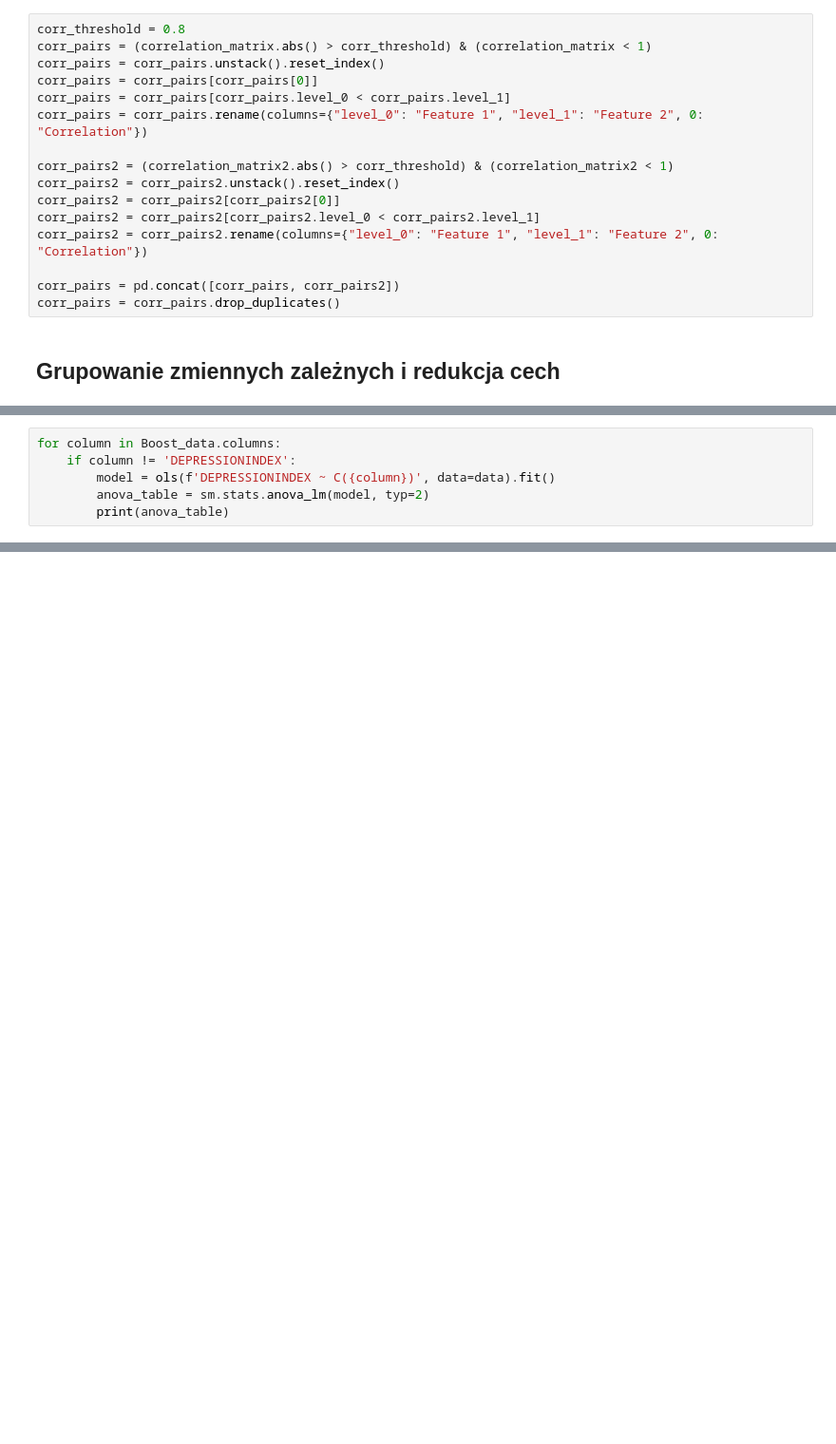
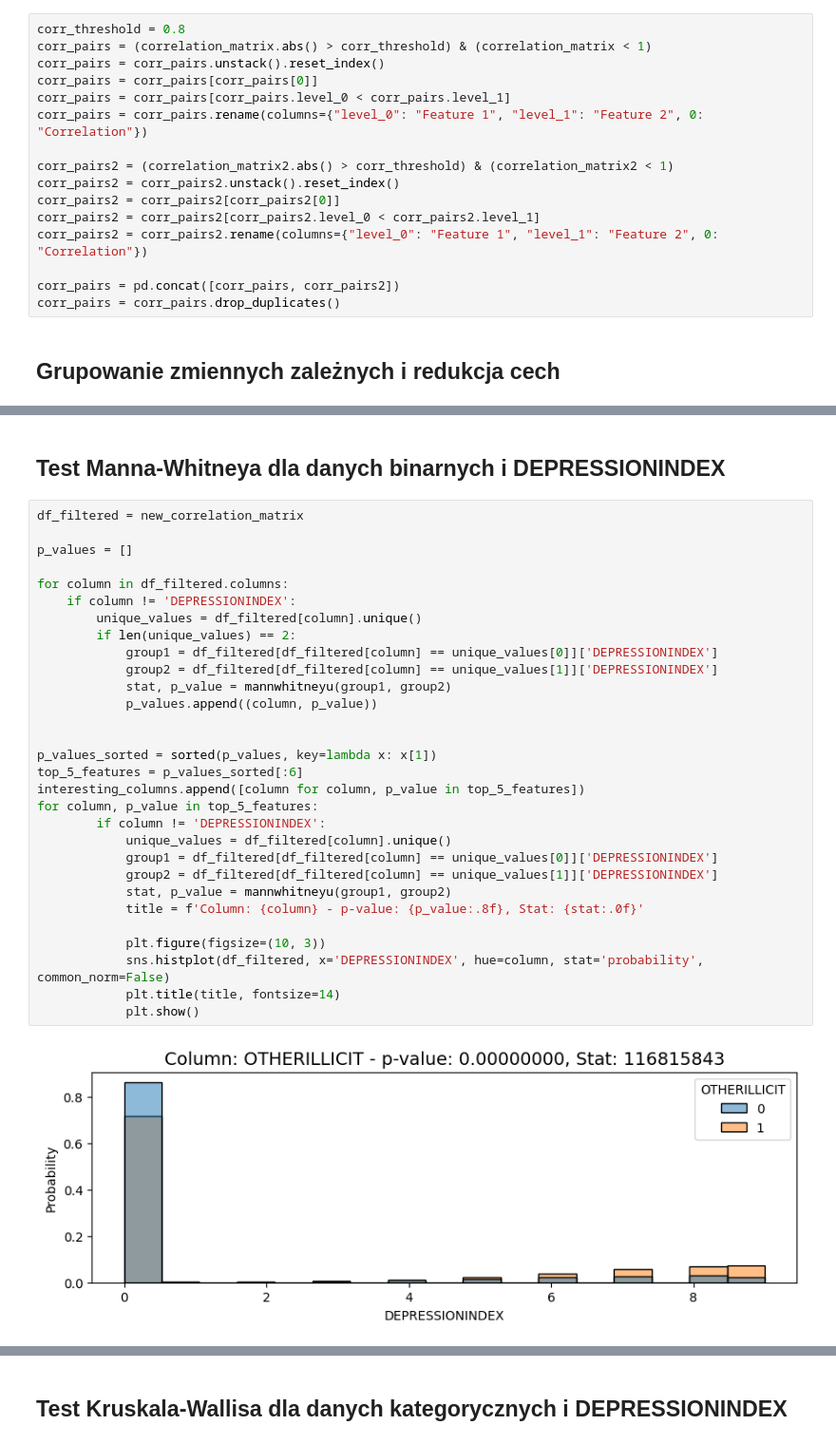
Before and after one commit to Nosal101/Eksploracyjna-Analiza-Danych, a Jupyter notebook: projekt2.ipynb, the cells around one changed output, grey strips where cells are left out. Shown at 95% size. Drawn from its saved outputs; the diff is of its cells as text; blank space fills up the shorter version.

```diff
--- a/projekt2.ipynb
+++ b/projekt2.ipynb
@@ -640,6 +519,0 @@ F-statystyka: 50.29, p-wartość: 0.0000
-# %%
-for column in Boost_data.columns:
-    if column != 'DEPRESSIONINDEX':
-        model = ols(f'DEPRESSIONINDEX ~ C({column})', data=data).fit()
-        anova_table = sm.stats.anova_lm(model, typ=2)
-        print(anova_table)
@@ -754,0 +552,34 @@ Mean Absolute Error: 1.869984394359862
+# %% [markdown]
+## Test Manna-Whitneya dla danych binarnych i DEPRESSIONINDEX
+# %%
+df_filtered = new_correlation_matrix
+
+p_values = []
+
+for column in df_filtered.columns:
+    if column != 'DEPRESSIONINDEX':
+        unique_values = df_filtered[column].unique()
+        if len(unique_values) == 2:
+            group1 = df_filtered[df_filtered[column] == unique_values[0]]['DEPRESSIONINDEX']
+            group2 = df_filtered[df_filtered[column] == unique_values[1]]['DEPRESSIONINDEX']
+            stat, p_value = mannwhitneyu(group1, group2)
+            p_values.append((column, p_value))
+
+
+p_values_sorted = sorted(p_values, key=lambda x: x[1])
+top_5_features = p_values_sorted[:6]
+interesting_columns.append([column for column, p_value in top_5_features])
+for column, p_value in top_5_features:
+        if column != 'DEPRESSIONINDEX':
+            unique_values = df_filtered[column].unique()
+            group1 = df_filtered[df_filtered[column] == unique_values[0]]['DEPRESSIONINDEX']
+            group2 = df_filtered[df_filtered[column] == unique_values[1]]['DEPRESSIONINDEX']
+            stat, p_value = mannwhitneyu(group1, group2)
+            title = f'Column: {column} - p-value: {p_value:.8f}, Stat: {stat:.0f}'
+
+            plt.figure(figsize=(10, 3))
+            sns.histplot(df_filtered, x='DEPRESSIONINDEX', hue=column, stat='probability', common_norm=False)
+            plt.title(title, fontsize=14)
+            plt.show()
+# %% [output]
+[figure, added]
@@ -754,0 +591,2 @@ Mean Absolute Error: 1.869984394359862
+# %% [markdown]
+## Test Kruskala-Wallisa dla danych kategorycznych i DEPRESSIONINDEX
```
Also changed, not shown: parts of 101 cells of this notebook.
